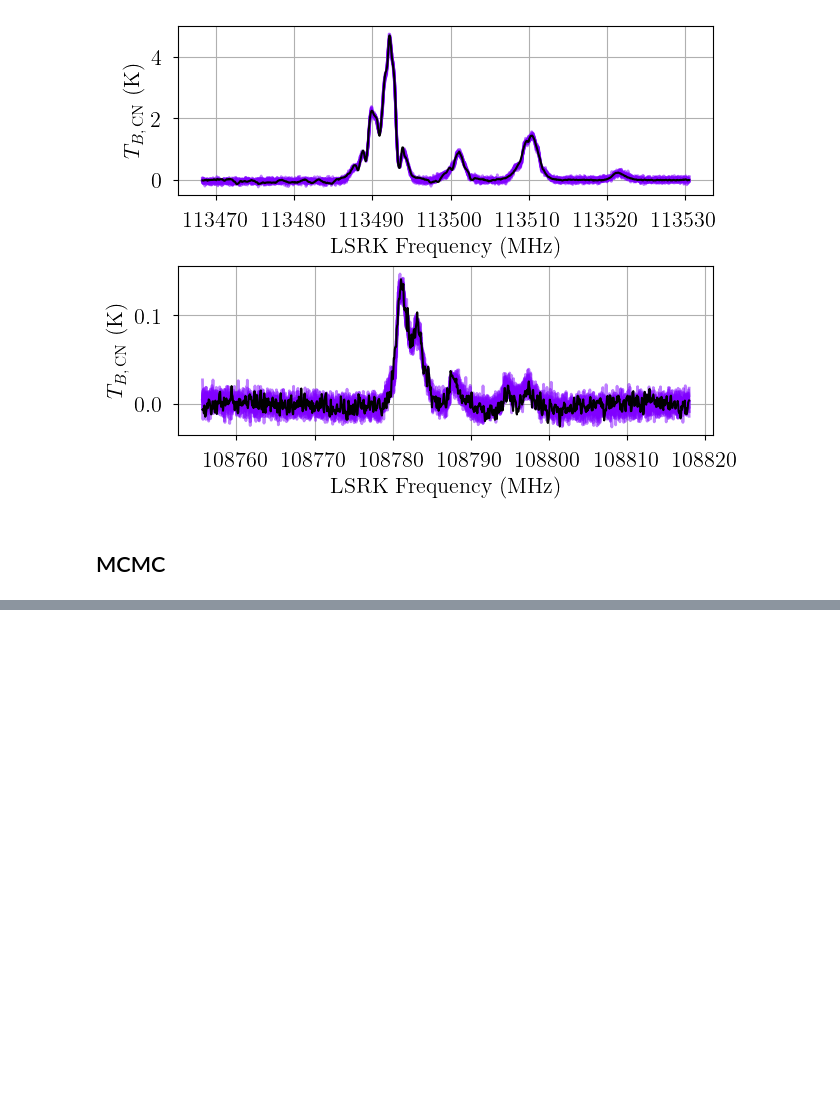
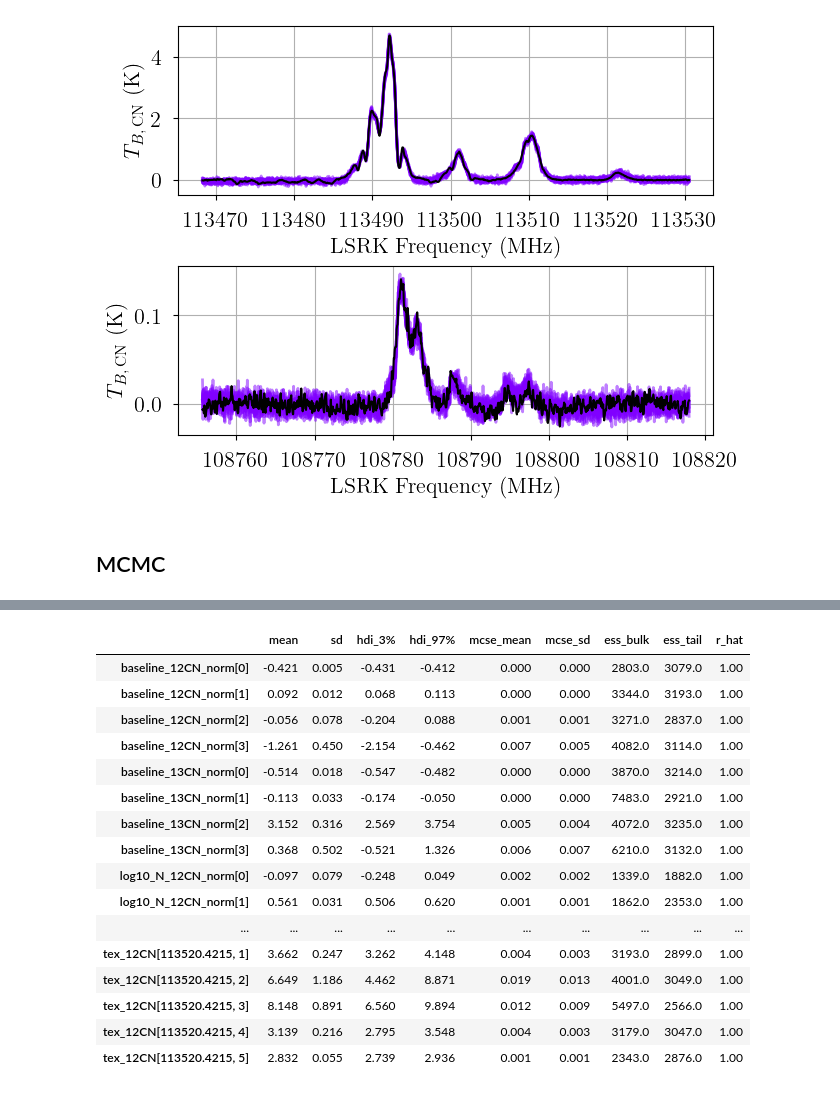
Before and after one commit to tvwenger/bayes_cn_hfs, a Jupyter notebook: docs/source/notebooks/real_data.ipynb, the cells around one changed output, grey strips where cells are left out. Drawn from its saved outputs; the diff is of its cells as text; code cells hidden in the pictures; blank space fills up the shorter version.

```diff
--- a/docs/source/notebooks/real_data.ipynb
+++ b/docs/source/notebooks/real_data.ipynb
@@ -405,5 +414,23 @@ model.solve(kl_div_threshold=0.1)
 # %%
-pm.summary(model.trace.solution_1)
+pm.summary(model.trace.solution_0)
+# %% [output]
+|  | mean | sd | hdi_3% | hdi_97% | mcse_mean | mcse_sd | ess_bulk | ess_tail | r_hat |
+| baseline_12CN_norm[0] | -0.421 | 0.005 | -0.431 | -0.412 | 0.000 | 0.000 | 2803.0 | 3079.0 | 1.00 |
+| baseline_12CN_norm[1] | 0.092 | 0.012 | 0.068 | 0.113 | 0.000 | 0.000 | 3344.0 | 3193.0 | 1.00 |
+| baseline_12CN_norm[2] | -0.056 | 0.078 | -0.204 | 0.088 | 0.001 | 0.001 | 3271.0 | 2837.0 | 1.00 |
+| baseline_12CN_norm[3] | -1.261 | 0.450 | -2.154 | -0.462 | 0.007 | 0.005 | 4082.0 | 3114.0 | 1.00 |
+| baseline_13CN_norm[0] | -0.514 | 0.018 | -0.547 | -0.482 | 0.000 | 0.000 | 3870.0 | 3214.0 | 1.00 |
+| baseline_13CN_norm[1] | -0.113 | 0.033 | -0.174 | -0.050 | 0.000 | 0.000 | 7483.0 | 2921.0 | 1.00 |
+| baseline_13CN_norm[2] | 3.152 | 0.316 | 2.569 | 3.754 | 0.005 | 0.004 | 4072.0 | 3235.0 | 1.00 |
+| baseline_13CN_norm[3] | 0.368 | 0.502 | -0.521 | 1.326 | 0.006 | 0.007 | 6210.0 | 3132.0 | 1.00 |
+| log10_N_12CN_norm[0] | -0.097 | 0.079 | -0.248 | 0.049 | 0.002 | 0.002 | 1339.0 | 1882.0 | 1.00 |
+| log10_N_12CN_norm[1] | 0.561 | 0.031 | 0.506 | 0.620 | 0.001 | 0.001 | 1862.0 | 2353.0 | 1.00 |
+| ... | ... | ... | ... | ... | ... | ... | ... | ... | ... |
+| tex_12CN[113520.4215, 1] | 3.662 | 0.247 | 3.262 | 4.148 | 0.004 | 0.003 | 3193.0 | 2899.0 | 1.00 |
+| tex_12CN[113520.4215, 2] | 6.649 | 1.186 | 4.462 | 8.871 | 0.019 | 0.013 | 4001.0 | 3049.0 | 1.00 |
+| tex_12CN[113520.4215, 3] | 8.148 | 0.891 | 6.560 | 9.894 | 0.012 | 0.009 | 5497.0 | 2566.0 | 1.00 |
+| tex_12CN[113520.4215, 4] | 3.139 | 0.216 | 2.795 | 3.548 | 0.004 | 0.003 | 3179.0 | 3047.0 | 1.00 |
+| tex_12CN[113520.4215, 5] | 2.832 | 0.055 | 2.739 | 2.936 | 0.001 | 0.001 | 2343.0 | 2876.0 | 1.00 |
 # %%
 posterior = model.sample_posterior_predictive(
     thin=100, # keep one in {thin} posterior samples
```
Also changed, not shown: parts of 4 cells of this notebook, 3 other files.
